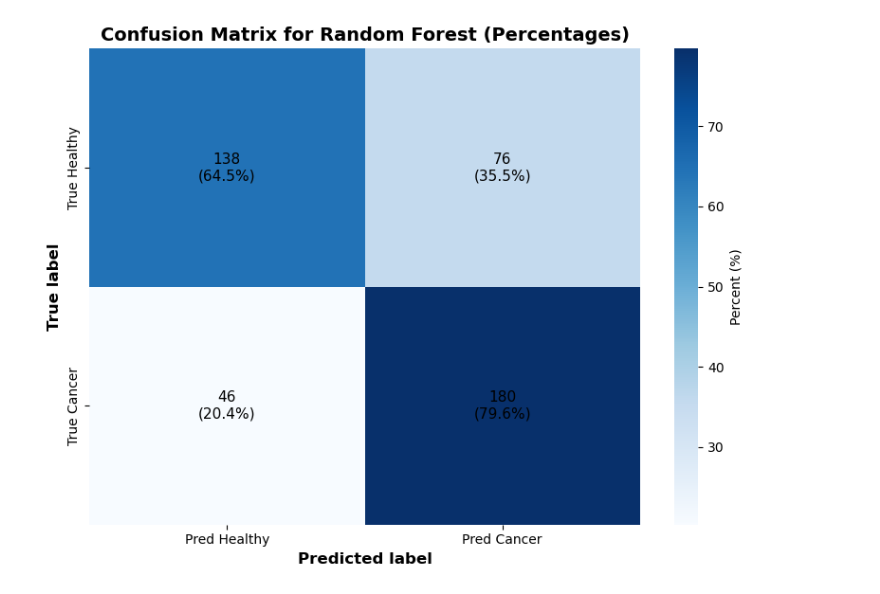
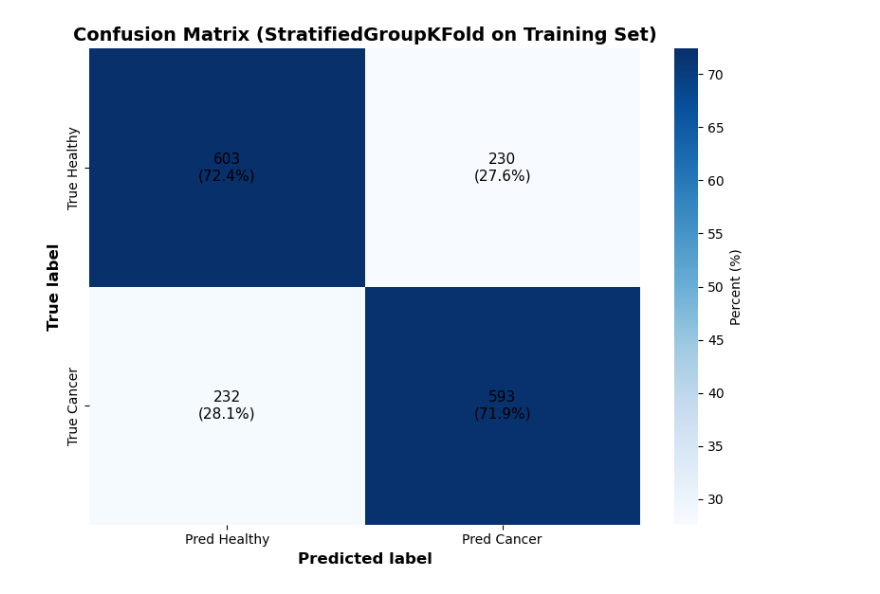
Before and after one commit to FrejaITU/2026_PDS_Whales_Also_Have_Skin_Lesions, a Jupyter notebook: src/Model evaluation/random_forest.ipynb, the cells around one changed output. Saved outputs shown, nothing was run; the diff lists cells and outputs as text; code cells hidden in the pictures.

```diff
--- a/src/Model evaluation/random_forest.ipynb
+++ b/src/Model evaluation/random_forest.ipynb
@@ -266,7 +160,4 @@ Train_acc: 0.8135 - val_acc: 0.7098 - Train_AUC: 0.9044 - Val_AUC: 0.8152
 # %%
-from sklearn.model_selection import StratifiedGroupKFold, cross_val_score
-from sklearn.ensemble import RandomForestClassifier
-
 # Patient groups for the training data
 groups_train = df.loc[X_train.index, "patient_id"]
 
@@ -280,9 +171,9 @@ cv = StratifiedGroupKFold(
 # Model to evaluate
 model = RandomForestClassifier(
     n_estimators=500,
-    max_depth=8,
+    max_depth=6,
     random_state=42,
-    class_weight={0: 1, 1: 1.5}
+    class_weight="balanced"
 )
 
 # Cross-validation scores
@@ -335,32 +253,73 @@ ROC AUC = 0.8045
 # %%
-from sklearn.metrics import confusion_matrix, classification_report
-import seaborn as sns
-import matplotlib.pyplot as plt
+cv = StratifiedGroupKFold(
+    n_splits=5,
+    shuffle=True,
+    random_state=42
+)
 
-# Predicted labels for the test set (use the fitted model)
-y_pred = model.predict(X_test)
-cm = confusion_matrix(y_test, y_pred)
-cm_pct = cm.astype('float') / cm.sum(axis=1)[:, np.newaxis] * 100
+y_true_all = []
+y_pred_all = []
+
+for train_idx, val_idx in cv.split(X_train, y_train, groups_train):
+
+    X_tr = X_train.iloc[train_idx]
+    X_val_fold = X_train.iloc[val_idx]
+
+    y_tr = y_train.iloc[train_idx]
+    y_val_fold = y_train.iloc[val_idx]
+
+    model = RandomForestClassifier(
+        n_estimators=500,
+        max_depth=6,
+        random_state=42,
+        class_weight="balanced"
+    )
+
+    model.fit(X_tr, y_tr)
+
+    y_pred = model.predict(X_val_fold)
+
+    y_true_all.extend(y_val_fold)
+    y_pred_all.extend(y_pred)
+
+# convert to arrays
+y_true_all = np.array(y_true_all)
+y_pred_all = np.array(y_pred_all)
+
+# confusion matrix
+cm = confusion_matrix(y_true_all, y_pred_all)
+cm_pct = cm.astype(float) / cm.sum(axis=1, keepdims=True) * 100
 
 labels = ['Healthy', 'Cancer']
 
+# plot
 plt.figure(figsize=(8, 6))
-sns.heatmap(cm_pct, annot=False, cmap='Blues', cbar=True,
-            xticklabels=[f'Pred {l}' for l in labels],
-            yticklabels=[f'True {l}' for l in labels],
-            cbar_kws={'label': 'Percent (%)'})
+sns.heatmap(
+    cm_pct,
+    annot=False,
+    cmap='Blues',
+    cbar=True,
+    xticklabels=[f'Pred {l}' for l in labels],
+    yticklabels=[f'True {l}' for l in labels],
+    cbar_kws={'label': 'Percent (%)'}
+)
 
-# Add count + percentage annotations
 for i in range(cm.shape[0]):
     for j in range(cm.shape[1]):
-        plt.text(j + 0.5, i + 0.5,
-                 f'{cm[i, j]}\n({cm_pct[i, j]:.1f}%)',
-                 ha='center', va='center', color='black', fontsize=11)
+        plt.text(
+            j + 0.5,
+            i + 0.5,
+            f'{cm[i, j]}\n({cm_pct[i, j]:.1f}%)',
+            ha='center',
+            va='center',
+            color='black',
+            fontsize=11
+        )
 
 plt.xlabel('Predicted label', fontsize=12, fontweight='bold')
 plt.ylabel('True label', fontsize=12, fontweight='bold')
-plt.title('Confusion Matrix for Random Forest (Percentages)', fontsize=14, fontweight='bold')
+plt.title('Confusion Matrix (StratifiedGroupKFold on Training Set)', fontsize=14, fontweight='bold')
 plt.tight_layout()
 plt.show()
 # %% [output]
-[figure, old version]
+[figure, new version]
```
Also changed, not shown: parts of 14 cells of this notebook.
